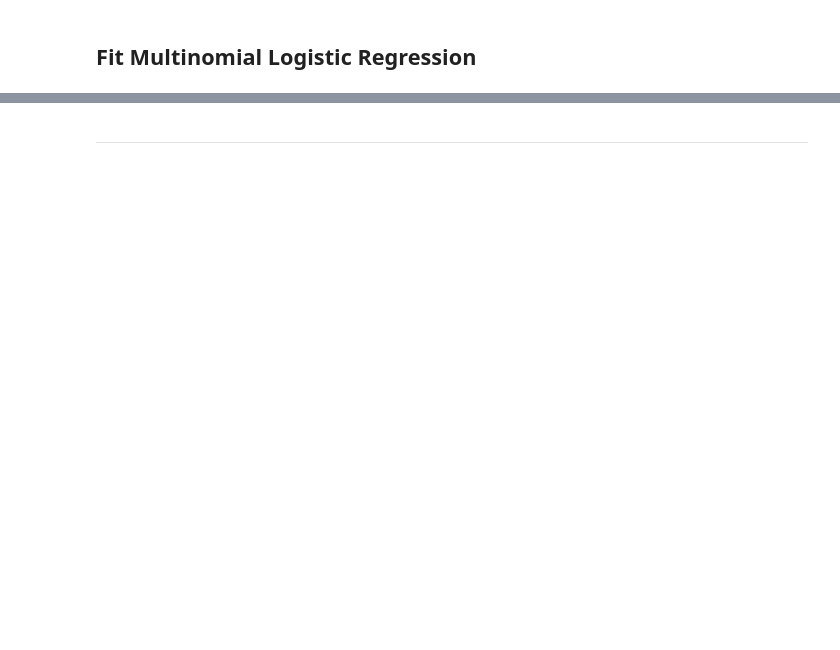
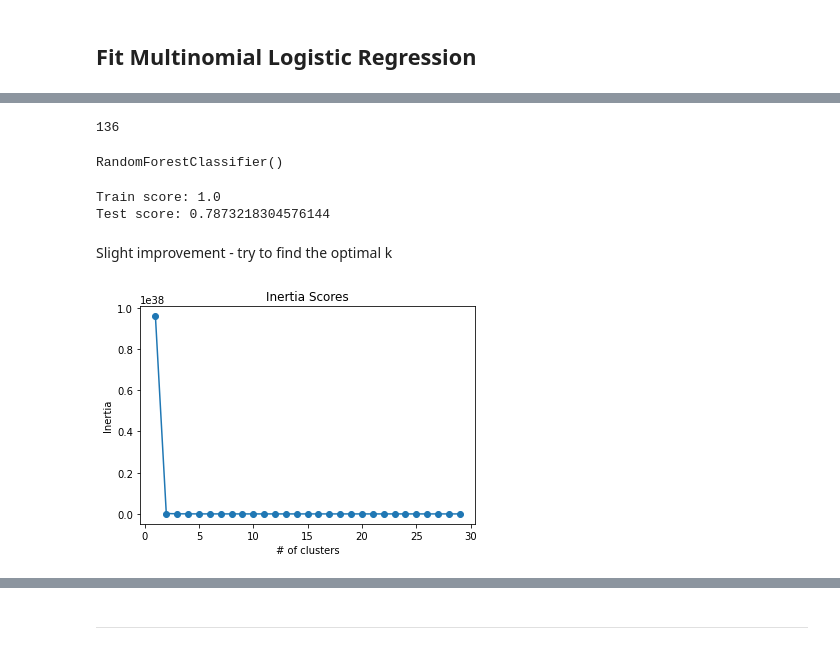
Before and after one commit to pemurp19/Airbnb-Listings, a Jupyter notebook: code/classification_no_text.ipynb, the cells around one changed output, grey strips where cells are left out. Drawn from its saved outputs; the diff is of its cells as text; code cells hidden in the pictures; blank space fills up the shorter version.

```diff
--- a/code/classification_no_text.ipynb
+++ b/code/classification_no_text.ipynb
@@ -228,0 +421,9 @@ plot_confusion_matrix(log, X_test_sc, y_test, cmap = 'Greens');
+# %%
+# trying to cluster around more features
+# define X
+X = listings[['latitude','longitude', 'amenities_count', 'host_response_time',
+           'host_response_rate', 'accommodates']]
+
+# went with 26 clusters for the 26 neighborhoods in Boston
+km = KMeans(n_clusters = 26, random_state=42)
+km.fit(X)
@@ -228,0 +436,7 @@ plot_confusion_matrix(log, X_test_sc, y_test, cmap = 'Greens');
+# %%
+# adding new column to dataframe for the clusters
+df = listings_dummy.copy()
+df['cluster'] = km.labels_
+
+df = pd.get_dummies(df, columns = ['cluster'], drop_first= True)
+df.head(2)
@@ -228,0 +448,40 @@ plot_confusion_matrix(log, X_test_sc, y_test, cmap = 'Greens');
+# %%
+# Try Random Forest
+features = [col for col in df._get_numeric_data().columns if col != 'rating_target' and col != 'rating']
+print(len(features))
+
+# define X and y
+X = df[features]
+y = df['rating_target']
+
+# stratify = y
+X_train, X_test, y_train, y_test = train_test_split(X, y, random_state=42, stratify = y)
+
+rf = RandomForestClassifier(n_estimators = 100)
+rf.fit(X_train, y_train)
+# %% [output]
+136
+RandomForestClassifier()
+# %%
+# evaluating performance
+print(f'Train score: {rf.score(X_train, y_train)}')
+print(f'Test score: {rf.score(X_test, y_test)}')
+# %% [output]
+Train score: 1.0
+Test score: 0.7873218304576144
+# %% [markdown]
+Slight improvement - try to find the optimal k
+# %%
+inertia_list = []
+
+for k in range(1,30):
+    kmeans = KMeans(n_clusters = k, random_state=42)
+    kmeans.fit(X)
+    inertia_list.append(kmeans.inertia_)
+
+plt.plot(range(1,30), inertia_list, marker = 'o')
+plt.xlabel('# of clusters')
+plt.ylabel('Inertia')
+plt.title('Inertia Scores');
+# %% [output]
+[figure, added]
```
Also changed, not shown: parts of 92 cells of this notebook.
